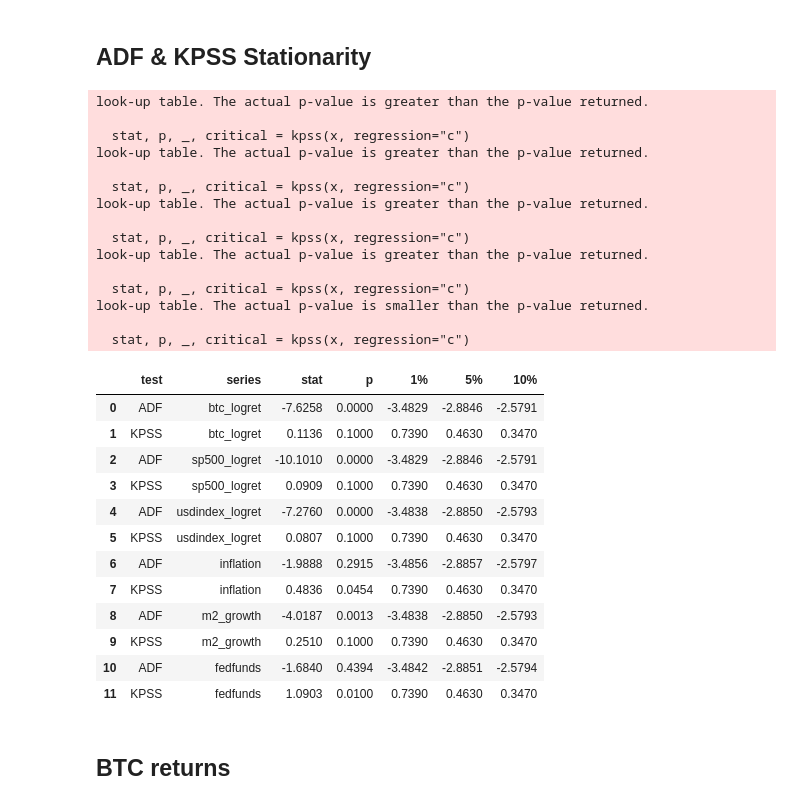
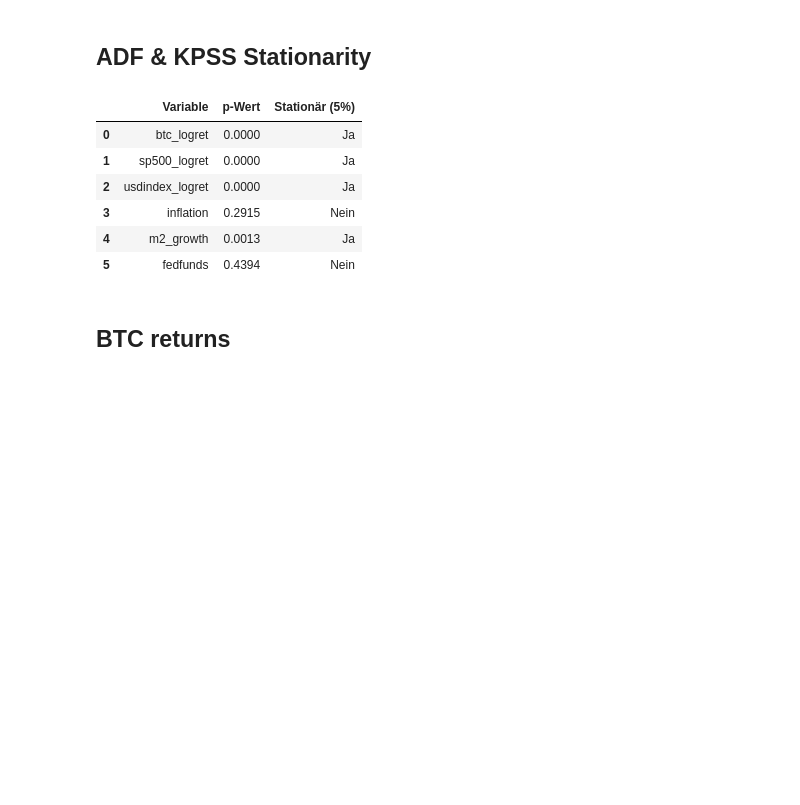
Before and after one commit to kevinoverflow/crypto_macro_analysis, a Jupyter notebook: src/notebooks/03_time_series_analysis.ipynb, the cells around one changed output. Cells and saved outputs as stored; diff of their text form; code cells hidden in the pictures; blank space fills up the shorter version.

```diff
--- a/src/notebooks/03_time_series_analysis.ipynb
+++ b/src/notebooks/03_time_series_analysis.ipynb
@@ -22,76 +21,47 @@ plt.close()
 # %% [markdown]
 ## ADF & KPSS Stationarity
 # %%
-from statsmodels.tsa.stattools import adfuller, kpss
+from statsmodels.tsa.stattools import adfuller
 
 
 def adf_test(x, name):
     x = x.dropna()
     stat, p, _, _, critical, _ = adfuller(x)
     return {
         "test": "ADF",
         "series": name,
         "stat": stat,
         "p": p,
         "1%": critical["1%"],
         "5%": critical["5%"],
         "10%": critical["10%"],
     }
 
-
-def kpss_test(x, name):
-    x = x.dropna()
-    stat, p, _, critical = kpss(x, regression="c")
-    return {
-        "test": "KPSS",
-        "series": name,
-        "stat": stat,
-        "p": p,
-        "1%": critical["1%"],
-        "5%": critical["5%"],
-        "10%": critical["10%"],
-    }
-
-
 results = []
 for col in market_data.columns:
     results.append(adf_test(market_data[col], col))
-    # KPSS can fail for some series
-    try:
-        results.append(kpss_test(market_data[col], col))
-    except Exception as e:
-        results.append({"test": "KPSS", "series": col, "stat": None,
-                       "p": None, "1%": None, "5%": None, "10%": None})
 
 
 results_df = pd.DataFrame(results).round(4)
-results_df
+results_simple = results_df[["series", "p"]].copy()
+
+results_simple = results_simple.rename(columns={
+    "series": "Variable",
+    "p": "p-Wert"
+})
+
+results_simple["Stationär (5%)"] = results_simple["p-Wert"] < 0.05
+results_simple["Stationär (5%)"] = results_simple["Stationär (5%)"].map(
+    {True: "Ja", False: "Nein"}
+)
+
+results_simple = results_simple.round(4)
+results_simple
 # %% [output]
-look-up table. The actual p-value is greater than the p-value returned.
-
-  stat, p, _, critical = kpss(x, regression="c")
-look-up table. The actual p-value is greater than the p-value returned.
-
-  stat, p, _, critical = kpss(x, regression="c")
-look-up table. The actual p-value is greater than the p-value returned.
-
-  stat, p, _, critical = kpss(x, regression="c")
-look-up table. The actual p-value is greater than the p-value returned.
-
-  stat, p, _, critical = kpss(x, regression="c")
-look-up table. The actual p-value is smaller than the p-value returned.
-
-  stat, p, _, critical = kpss(x, regression="c")
-|  | test | series | stat | p | 1% | 5% | 10% |
-| 0 | ADF | btc_logret | -7.6258 | 0.0000 | -3.4829 | -2.8846 | -2.5791 |
-| 1 | KPSS | btc_logret | 0.1136 | 0.1000 | 0.7390 | 0.4630 | 0.3470 |
-| 2 | ADF | sp500_logret | -10.1010 | 0.0000 | -3.4829 | -2.8846 | -2.5791 |
-| 3 | KPSS | sp500_logret | 0.0909 | 0.1000 | 0.7390 | 0.4630 | 0.3470 |
-| 4 | ADF | usdindex_logret | -7.2760 | 0.0000 | -3.4838 | -2.8850 | -2.5793 |
-| 5 | KPSS | usdindex_logret | 0.0807 | 0.1000 | 0.7390 | 0.4630 | 0.3470 |
-| 6 | ADF | inflation | -1.9888 | 0.2915 | -3.4856 | -2.8857 | -2.5797 |
-| 7 | KPSS | inflation | 0.4836 | 0.0454 | 0.7390 | 0.4630 | 0.3470 |
-| 8 | ADF | m2_growth | -4.0187 | 0.0013 | -3.4838 | -2.8850 | -2.5793 |
-| 9 | KPSS | m2_growth | 0.2510 | 0.1000 | 0.7390 | 0.4630 | 0.3470 |
-| 10 | ADF | fedfunds | -1.6840 | 0.4394 | -3.4842 | -2.8851 | -2.5794 |
-| 11 | KPSS | fedfunds | 1.0903 | 0.0100 | 0.7390 | 0.4630 | 0.3470 |
+|  | Variable | p-Wert | Stationär (5%) |
+| 0 | btc_logret | 0.0000 | Ja |
+| 1 | sp500_logret | 0.0000 | Ja |
+| 2 | usdindex_logret | 0.0000 | Ja |
+| 3 | inflation | 0.2915 | Nein |
+| 4 | m2_growth | 0.0013 | Ja |
+| 5 | fedfunds | 0.4394 | Nein |
```
Also changed, not shown: parts of 2 cells of this notebook.
